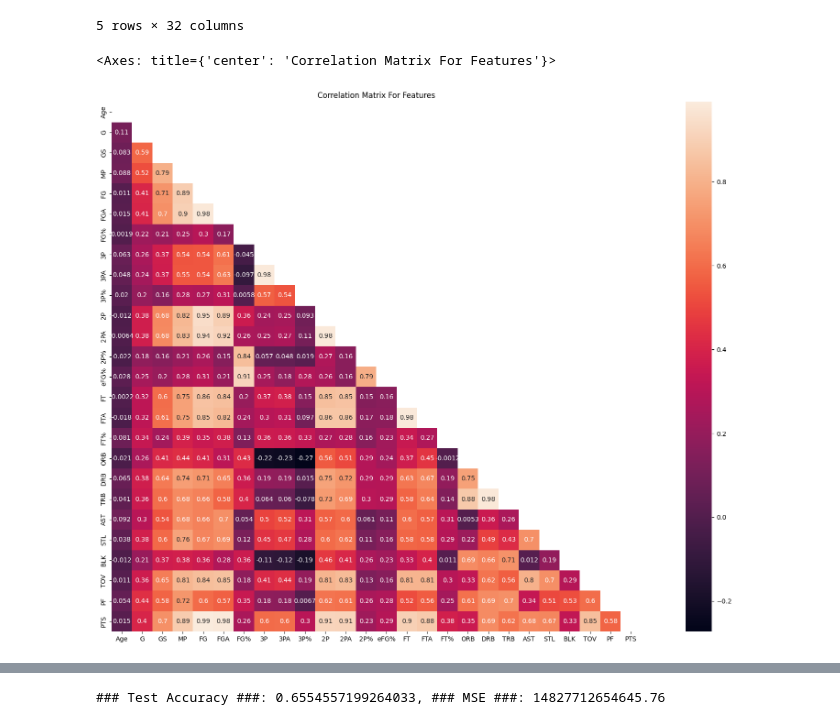
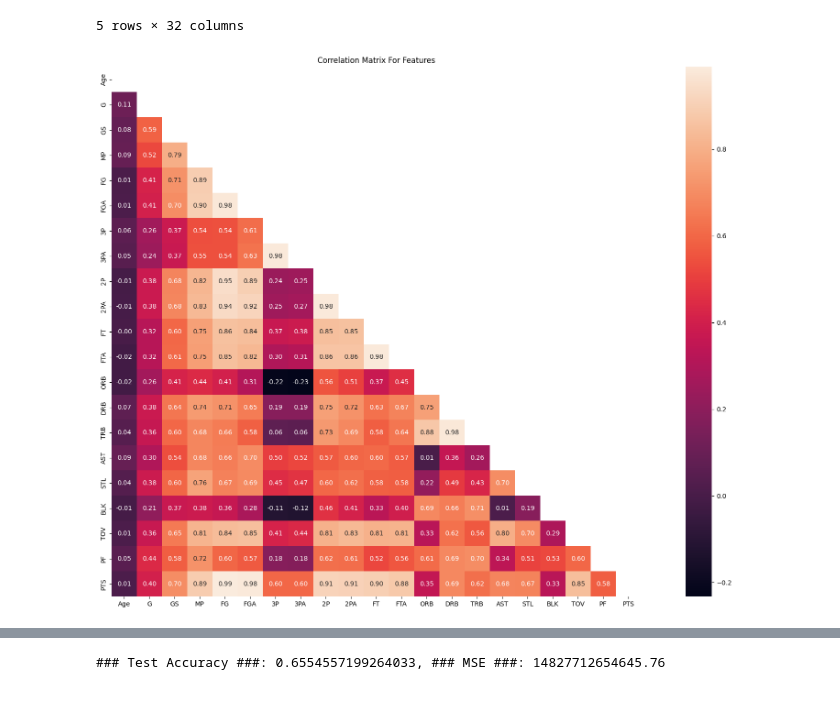
Before and after one commit to luoj21/nbaMLproject, a Jupyter notebook: model_results.ipynb, the cells around one changed output, grey strips where cells are left out. Cells and saved outputs as stored; diff of their text form; code cells hidden in the pictures.

```diff
--- a/model_results.ipynb
+++ b/model_results.ipynb
@@ -26,14 +26,14 @@ X = joined[['Age', 'G', 'GS', 'MP',
        'PF', 'PTS']]
 y = joined['income']
 # %%
-corr = X.corr()
+corr = X.corr(numeric_only=True)
 mask = np.triu(np.ones_like(corr, dtype=bool))
 
 plt.figure(figsize = [25,15])
 plt.title("Correlation Matrix For Features")
-sns.heatmap(corr, mask=mask, annot = True, square=True)
+sns.heatmap(corr, mask=mask, annot = True, square=True, fmt=".2f", cbar = True)
+plt.show()
 # %% [output]
-<Axes: title={'center': 'Correlation Matrix For Features'}>
-[figure, old version]
+[figure, new version]
 # %%
 model = RegressionModel(X = X, y = y)
```
Also changed, not shown: parts of 3 cells of this notebook, 7 other files.
